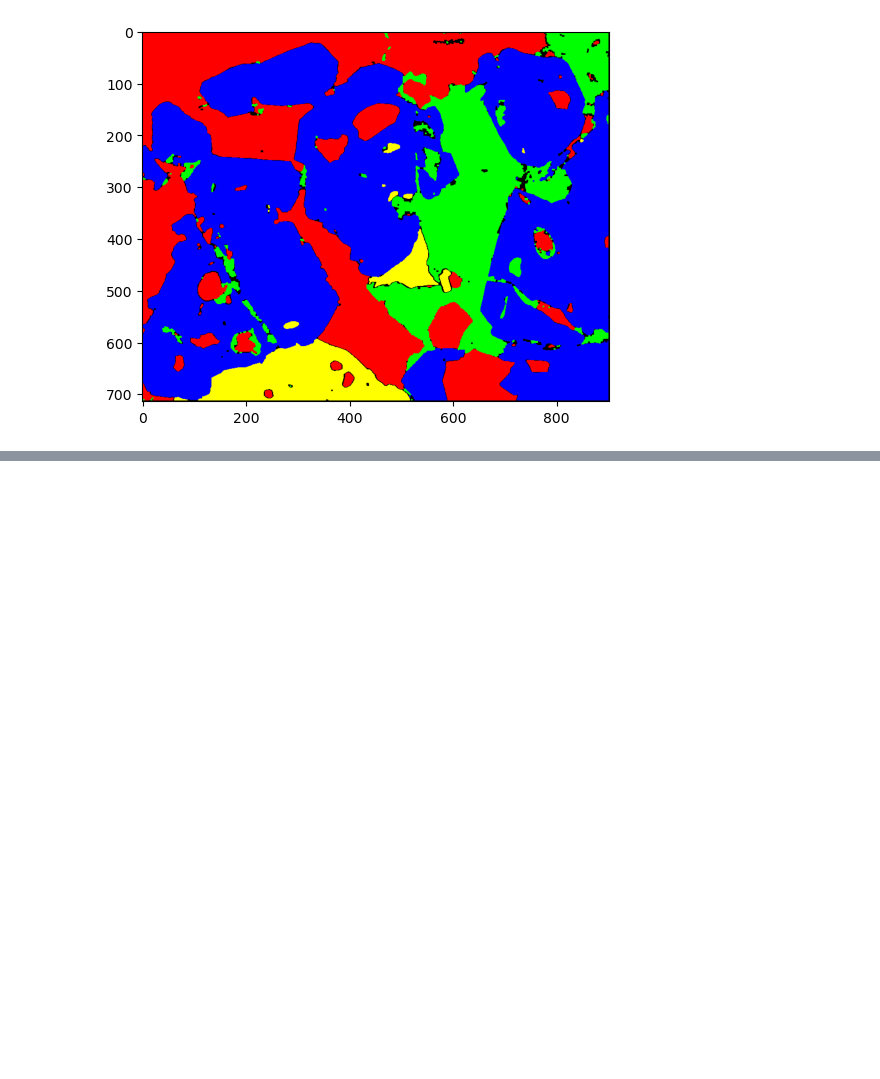
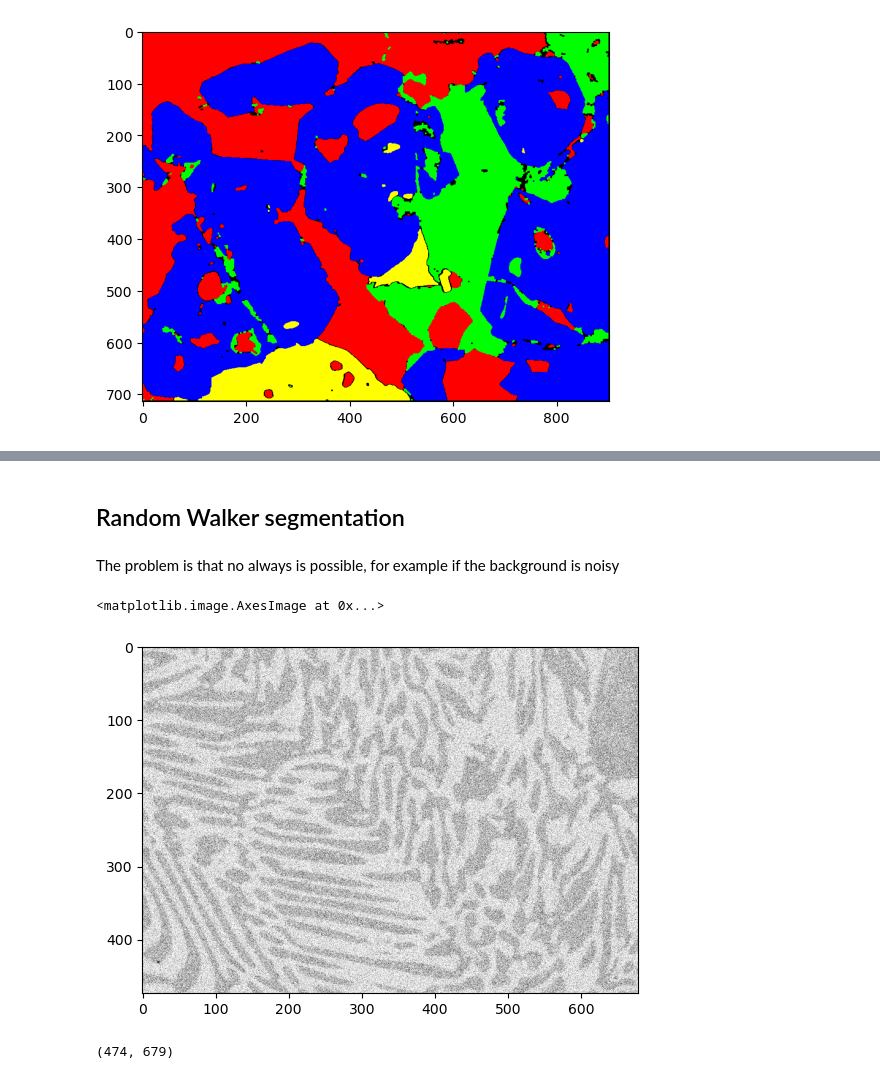
Before and after one commit to SimBoex/nuclei-segmentation, a Jupyter notebook: image-processing/DenoisingFilters.ipynb, the cells around one changed output, grey strips where cells are left out. Drawn from its saved outputs; the diff is of its cells as text; code cells hidden in the pictures; blank space fills up the shorter version.

```diff
--- a/image-processing/DenoisingFilters.ipynb
+++ b/image-processing/DenoisingFilters.ipynb
@@ -315,0 +321,14 @@ plt.imshow(all_segments_cleaned)
+# %% [markdown]
+## Random Walker segmentation
+# %% [markdown]
+The problem is that no always is possible, for example if the background is noisy
+# %%
+img = img_as_float(io.imread("./Alloy_noisy.jpg"))
+plt.imshow(img,cmap=plt.cm.gray)
+# %% [output]
+<matplotlib.image.AxesImage at 0x...>
+[figure, added]
+# %%
+img.shape
+# %% [output]
+(474, 679)
```
Also changed, not shown: parts of 22 cells of this notebook, 1 other file.
